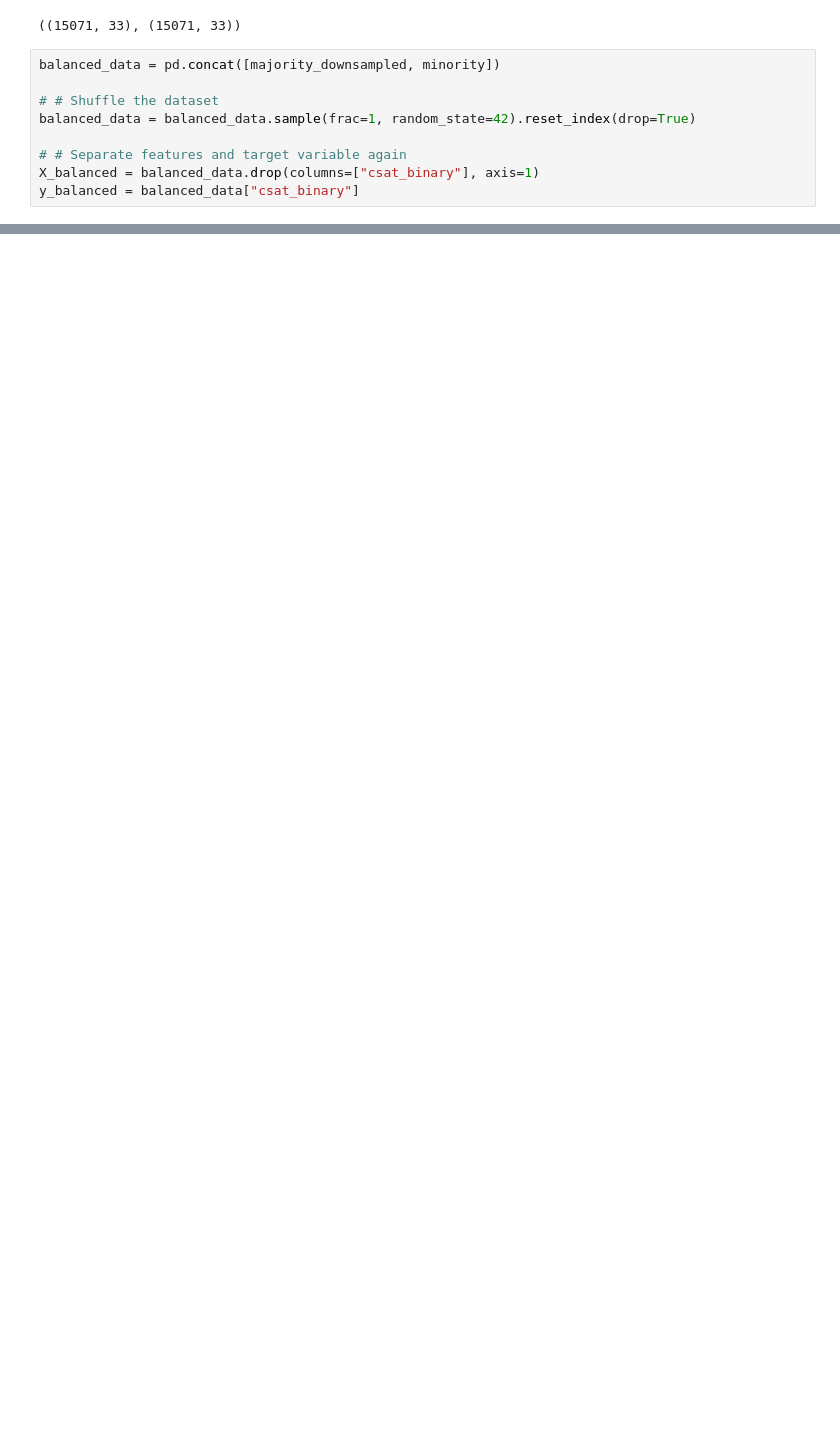
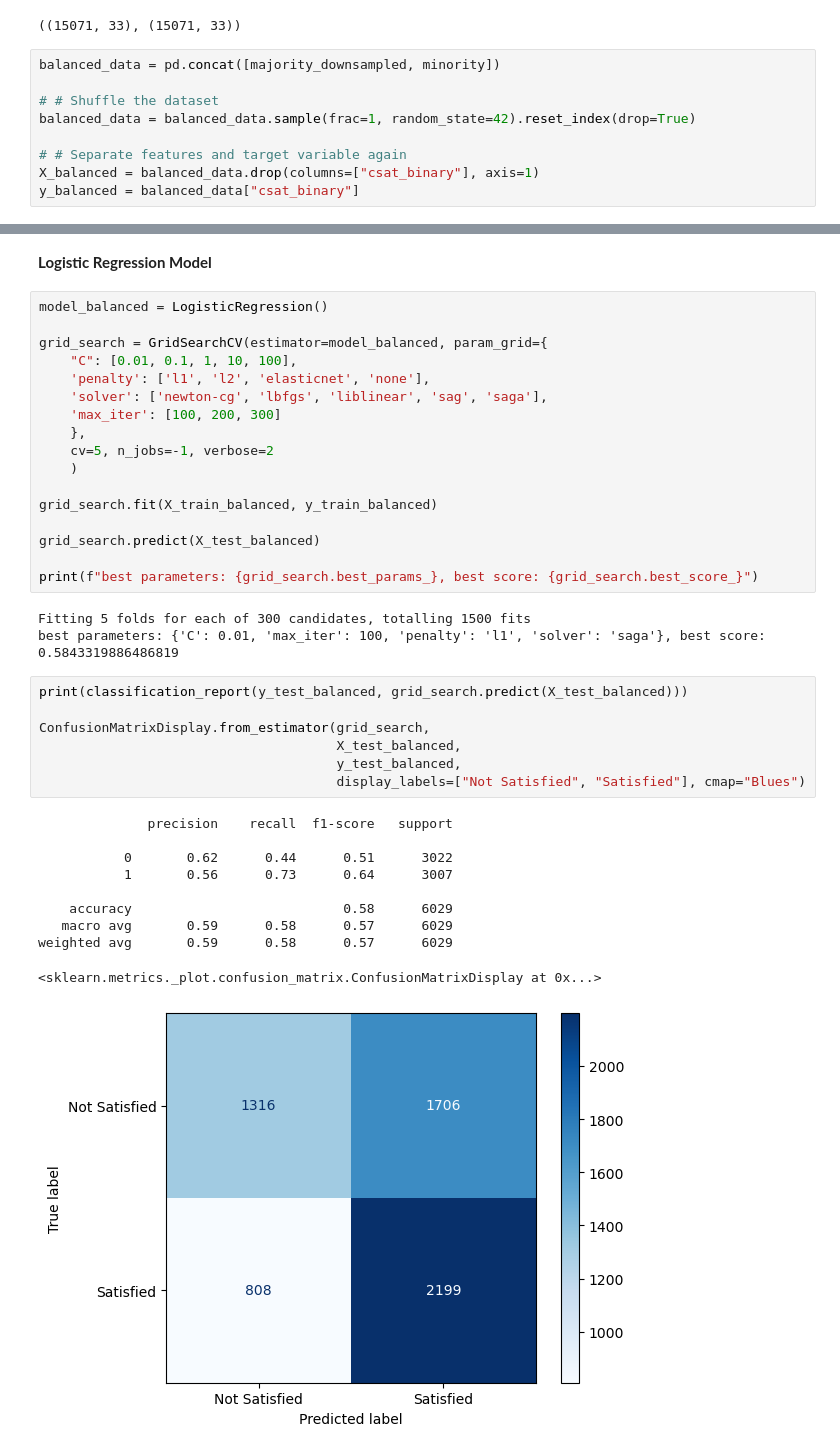
Before and after one commit to Danny-Dalo/Customer-Support-Data, a Jupyter notebook: model_build.ipynb, the cells around one changed output, grey strips where cells are left out. Drawn from its saved outputs; the diff is of its cells as text; blank space fills up the shorter version.

```diff
--- a/model_build.ipynb
+++ b/model_build.ipynb
@@ -154,0 +171,40 @@ weighted avg       0.62      0.62      0.62      6029
+# %% [markdown]
+__Logistic Regression Model__
+# %%
+model_balanced = LogisticRegression()
+
+grid_search = GridSearchCV(estimator=model_balanced, param_grid={
+    "C": [0.01, 0.1, 1, 10, 100],
+    'penalty': ['l1', 'l2', 'elasticnet', 'none'],
+    'solver': ['newton-cg', 'lbfgs', 'liblinear', 'sag', 'saga'],
+    'max_iter': [100, 200, 300]
+    },
+    cv=5, n_jobs=-1, verbose=2
+    )
+
+grid_search.fit(X_train_balanced, y_train_balanced)
+
+grid_search.predict(X_test_balanced)
+
+print(f"best parameters: {grid_search.best_params_}, best score: {grid_search.best_score_}")
+# %% [output]
+Fitting 5 folds for each of 300 candidates, totalling 1500 fits
+best parameters: {'C': 0.01, 'max_iter': 100, 'penalty': 'l1', 'solver': 'saga'}, best score: 0.5843319886486819
+# %%
+print(classification_report(y_test_balanced, grid_search.predict(X_test_balanced)))
+
+ConfusionMatrixDisplay.from_estimator(grid_search,
+                                      X_test_balanced,
+                                      y_test_balanced,
+                                      display_labels=["Not Satisfied", "Satisfied"], cmap="Blues")
+# %% [output]
+              precision    recall  f1-score   support
+
+           0       0.62      0.44      0.51      3022
+           1       0.56      0.73      0.64      3007
+
+    accuracy                           0.58      6029
+   macro avg       0.59      0.58      0.57      6029
+weighted avg       0.59      0.58      0.57      6029
+<sklearn.metrics._plot.confusion_matrix.ConfusionMatrixDisplay at 0x...>
+[figure, added]
```
Also changed, not shown: parts of 12 cells of this notebook.
